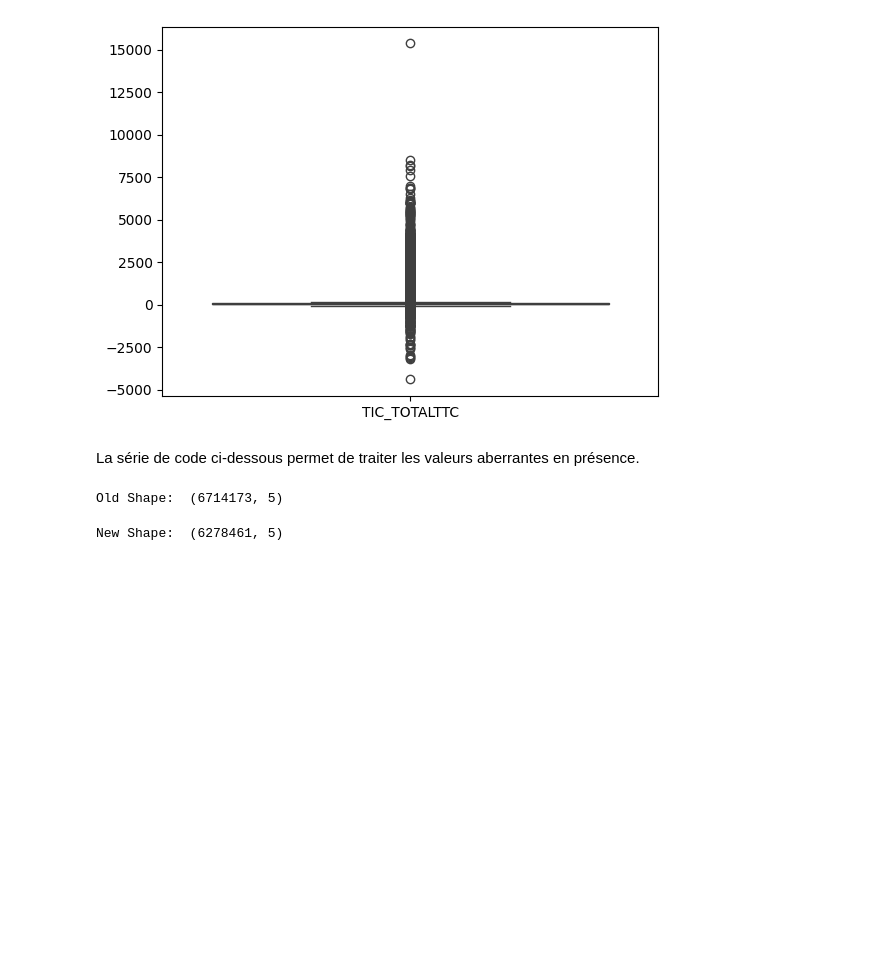
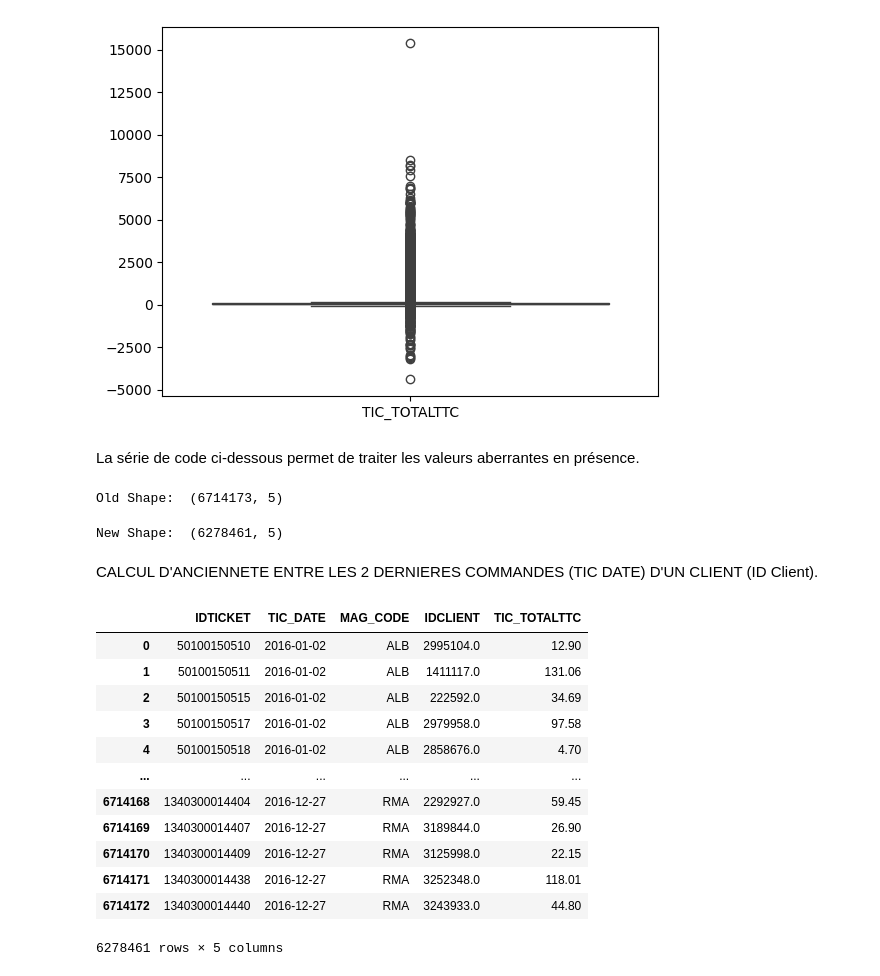
Before and after one commit to KBL78110/Retail_Customer_Retention, a Jupyter notebook: Notebook ENTETE TICKET Botanic.ipynb, the cells around one changed output. Cells and saved outputs as stored; diff of their text form; code cells hidden in the pictures; blank space fills up the shorter version.

```diff
--- a/Notebook ENTETE TICKET Botanic.ipynb
+++ b/Notebook ENTETE TICKET Botanic.ipynb
@@ -210,3 +210,23 @@ data2.drop(lower[0], inplace = True)
 print("New Shape: ", data2.shape)
 # %% [output]
 New Shape:  (6278461, 5)
+# %% [markdown]
+CALCUL D'ANCIENNETE ENTRE LES 2 DERNIERES COMMANDES (TIC DATE) D'UN CLIENT (ID Client).
+# %%
+data2['TIC_DATE'] = pd.to_datetime(data2['TIC_DATE'], format='%d/%m/%Y', errors='coerce')
+# %%
+data2
+# %% [output]
+|  | IDTICKET | TIC_DATE | MAG_CODE | IDCLIENT | TIC_TOTALTTC |
+| 0 | 50100150510 | 2016-01-02 | ALB | 2995104.0 | 12.90 |
+| 1 | 50100150511 | 2016-01-02 | ALB | 1411117.0 | 131.06 |
+| 2 | 50100150515 | 2016-01-02 | ALB | 222592.0 | 34.69 |
+| 3 | 50100150517 | 2016-01-02 | ALB | 2979958.0 | 97.58 |
+| 4 | 50100150518 | 2016-01-02 | ALB | 2858676.0 | 4.70 |
+| ... | ... | ... | ... | ... | ... |
+| 6714168 | 1340300014404 | 2016-12-27 | RMA | 2292927.0 | 59.45 |
+| 6714169 | 1340300014407 | 2016-12-27 | RMA | 3189844.0 | 26.90 |
+| 6714170 | 1340300014409 | 2016-12-27 | RMA | 3125998.0 | 22.15 |
+| 6714171 | 1340300014438 | 2016-12-27 | RMA | 3252348.0 | 118.01 |
+| 6714172 | 1340300014440 | 2016-12-27 | RMA | 3243933.0 | 44.80 |
+6278461 rows × 5 columns
```
Also changed, not shown: parts of 8 cells of this notebook.
